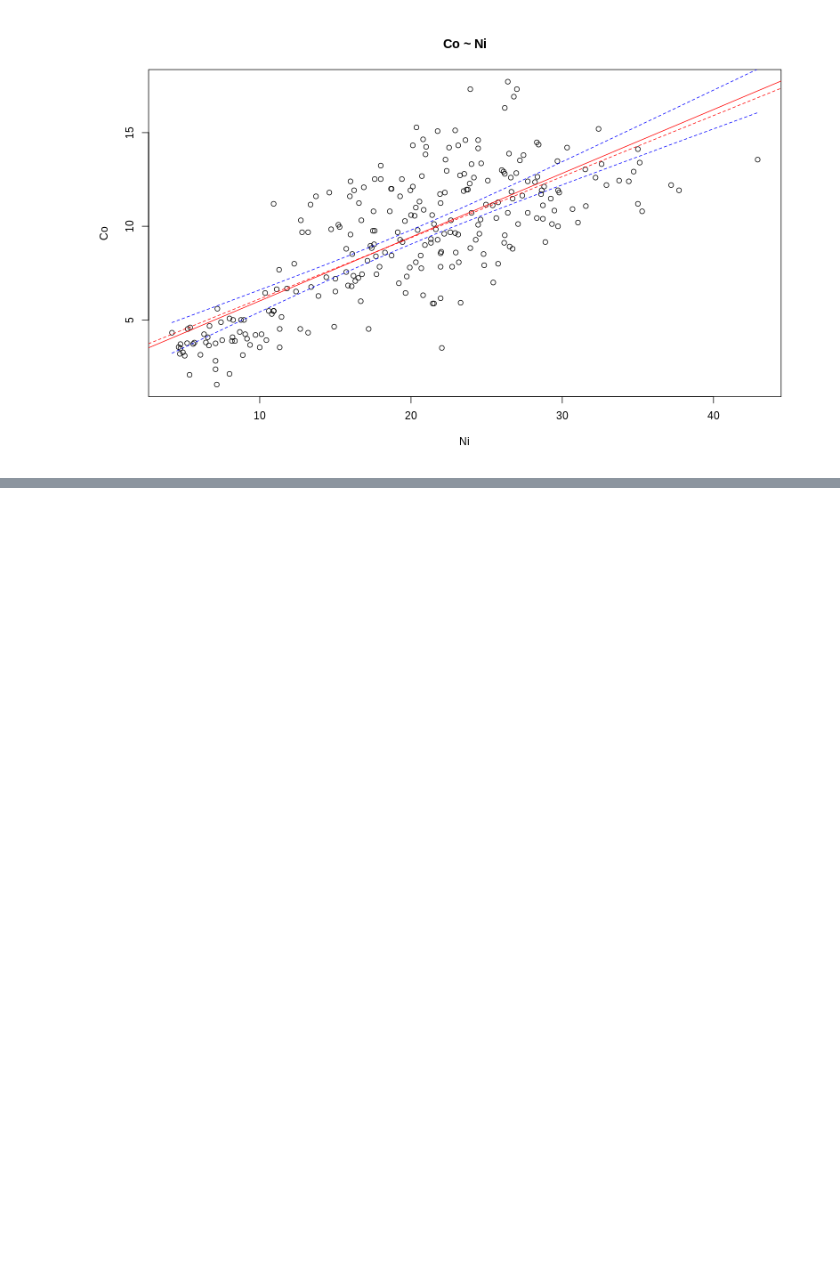
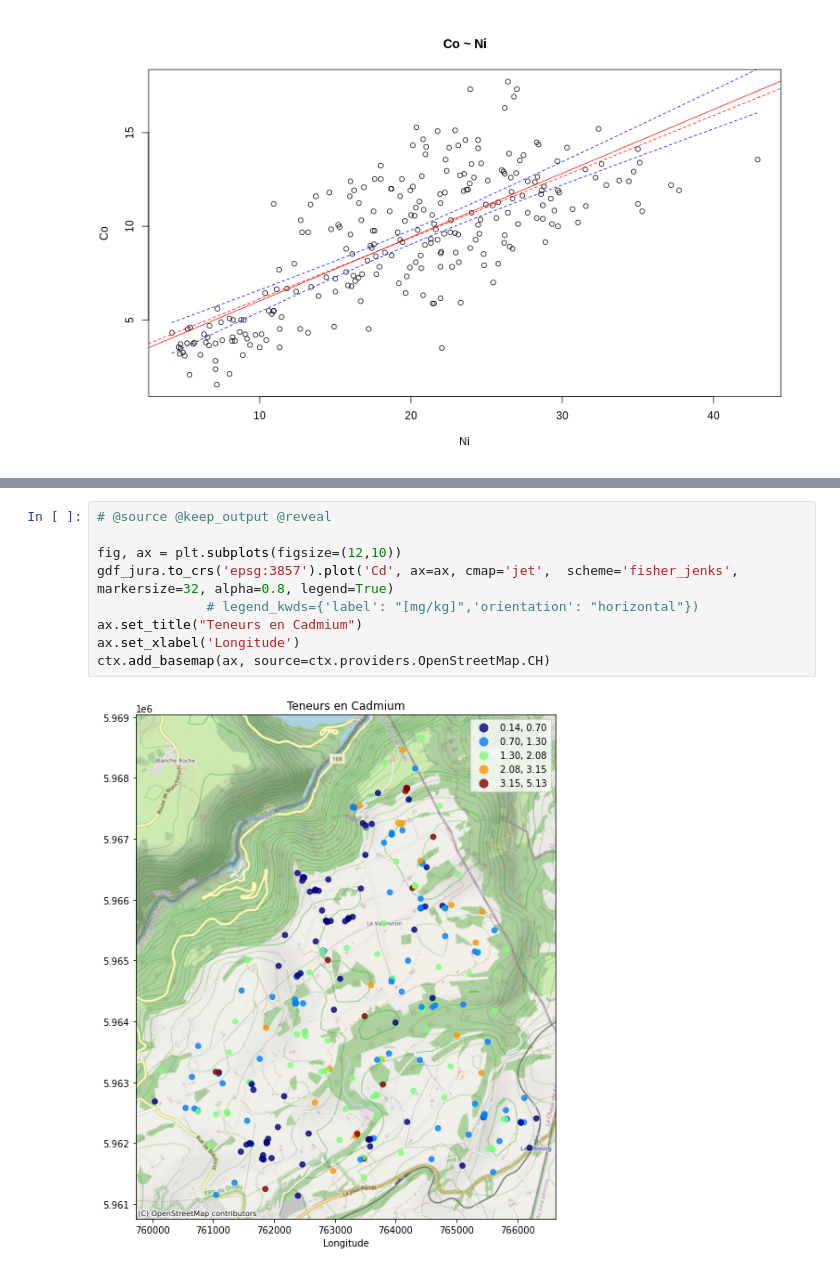
Before and after one commit to kaufmanno/ModGeo, a Jupyter notebook: TP/TP2/TP2.ipynb, the cells around one changed output, grey strips where cells are left out. Drawn from its saved outputs; the diff is of its cells as text; blank space fills up the shorter version.

```diff
--- a/TP/TP2/TP2.ipynb
+++ b/TP/TP2/TP2.ipynb
@@ -413,0 +515,11 @@ Quels sont les déviants ?
+# %%
+# @source @keep_output @reveal
+
+fig, ax = plt.subplots(figsize=(12,10))
+gdf_jura.to_crs('epsg:3857').plot('Cd', ax=ax, cmap='jet',  scheme='fisher_jenks', markersize=32, alpha=0.8, legend=True)
+              # legend_kwds={'label': "[mg/kg]",'orientation': "horizontal"})
+ax.set_title("Teneurs en Cadmium")
+ax.set_xlabel('Longitude')
+ctx.add_basemap(ax, source=ctx.providers.OpenStreetMap.CH)
+# %% [output]
+[figure, added]
```
Also changed, not shown: parts of 31 cells of this notebook.
